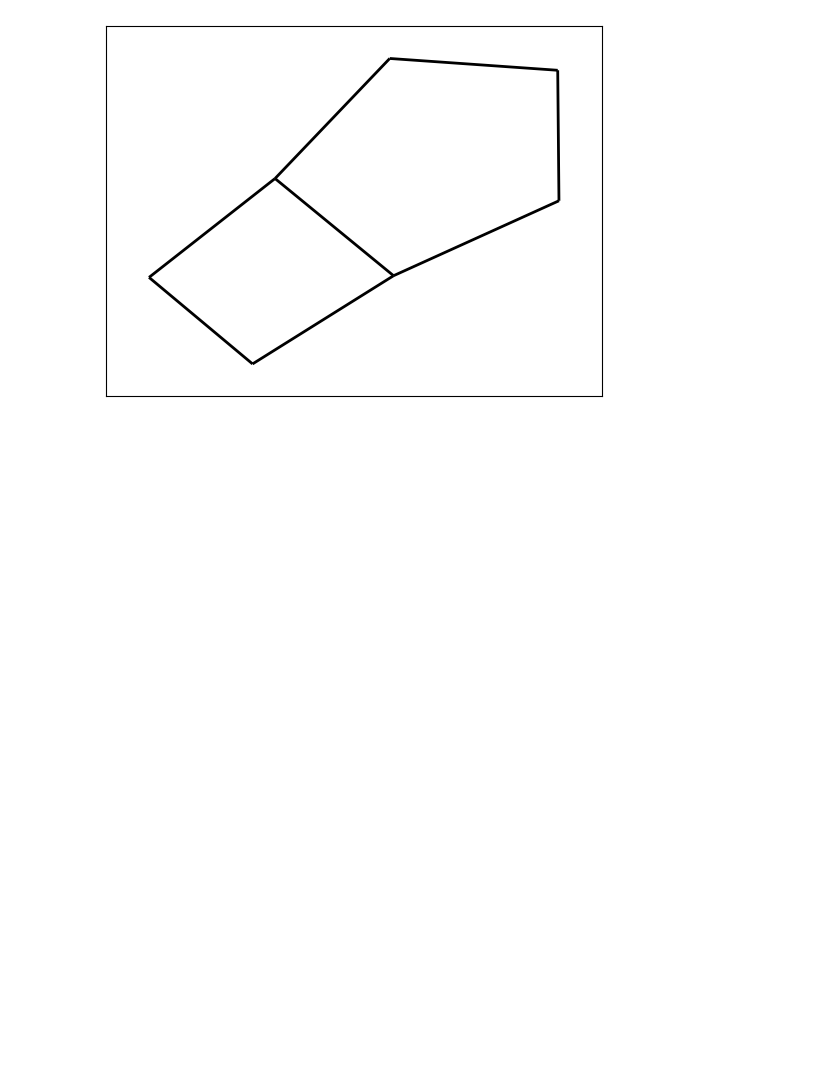
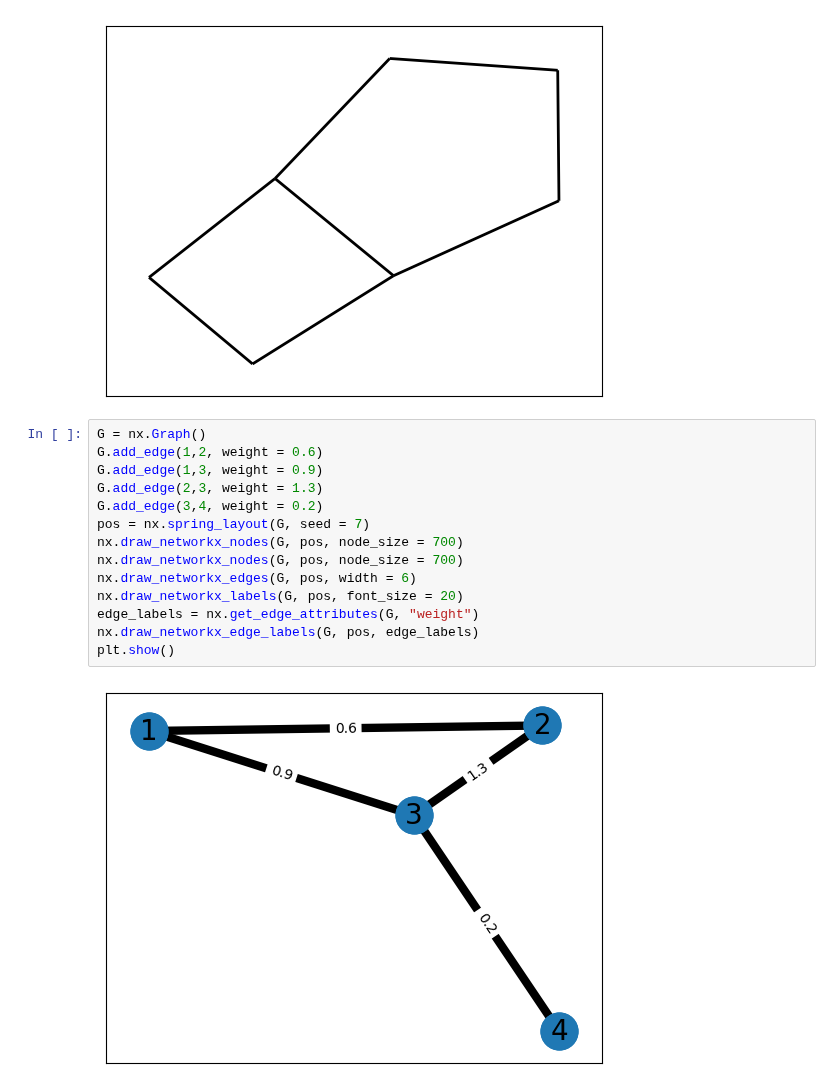
Before and after one commit to AlecTraas/computational-geo-lab, a Jupyter notebook: Colab/Matthew/graph_theory_geometry_lab.ipynb, the cells around one changed output. Cells and saved outputs as stored; diff of their text form; blank space fills up the shorter version.

```diff
--- a/Colab/Matthew/graph_theory_geometry_lab.ipynb
+++ b/Colab/Matthew/graph_theory_geometry_lab.ipynb
@@ -94,3 +94,19 @@ Note that using FancyArrowPatches may be slow for large graphs.
 
   edges = nx.draw_networkx_edges(gd,pos, arrowstyle = "->", arrowsize = 10, width = 2)
 [figure]
+# %%
+G = nx.Graph()
+G.add_edge(1,2, weight = 0.6)
+G.add_edge(1,3, weight = 0.9)
+G.add_edge(2,3, weight = 1.3)
+G.add_edge(3,4, weight = 0.2)
+pos = nx.spring_layout(G, seed = 7)
+nx.draw_networkx_nodes(G, pos, node_size = 700)
+nx.draw_networkx_nodes(G, pos, node_size = 700)
+nx.draw_networkx_edges(G, pos, width = 6)
+nx.draw_networkx_labels(G, pos, font_size = 20)
+edge_labels = nx.get_edge_attributes(G, "weight")
+nx.draw_networkx_edge_labels(G, pos, edge_labels)
+plt.show()
+# %% [output]
+[figure, added]
```
